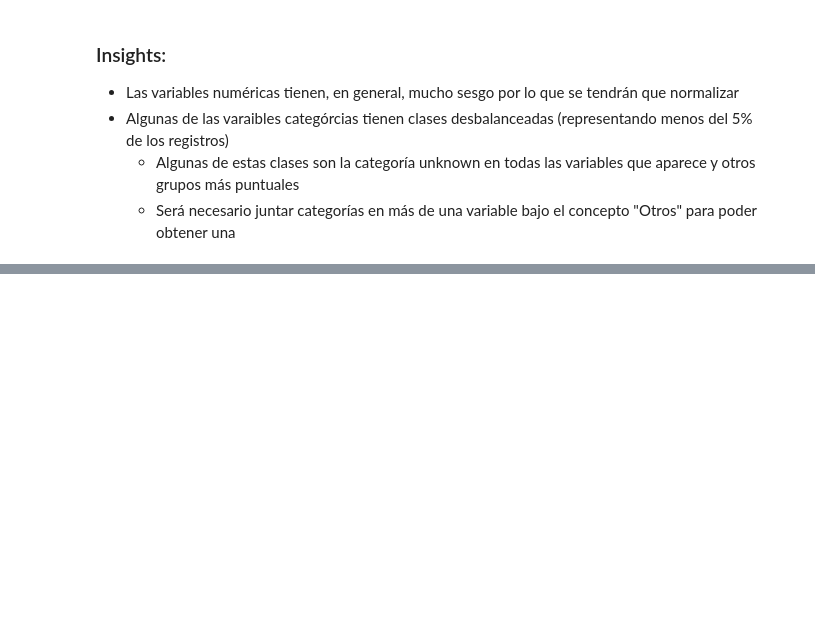
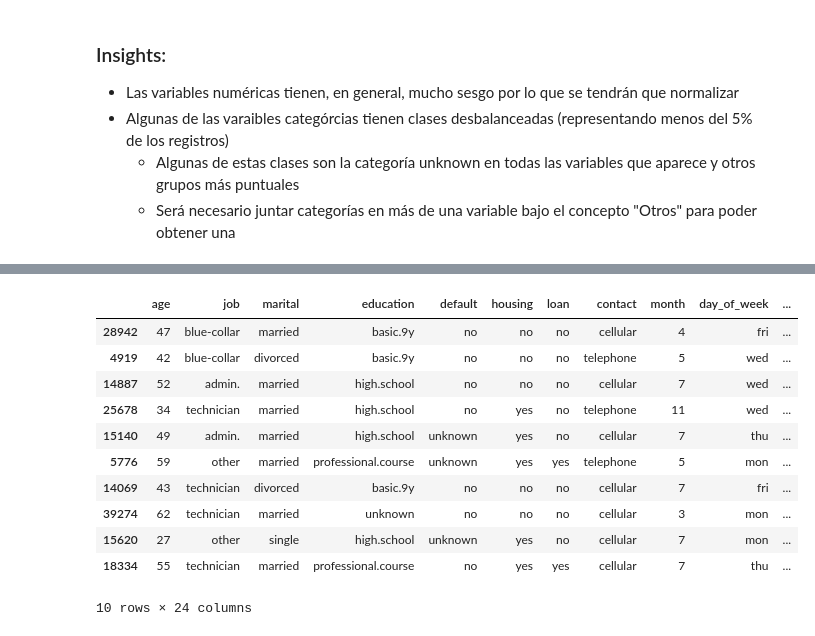
Before and after one commit to c-delvalle-r/ebac, a Jupyter notebook: Python/Modulo26/ActividadModulo26_CarlosDelValle.ipynb, the cells around one changed output, grey strips where cells are left out. Saved outputs shown, nothing was run; the diff lists cells and outputs as text; code cells hidden in the pictures; blank space fills up the shorter version.

```diff
--- a/Python/Modulo26/ActividadModulo26_CarlosDelValle.ipynb
+++ b/Python/Modulo26/ActividadModulo26_CarlosDelValle.ipynb
@@ -148,3 +176,34 @@ df['job'] = df['job'].apply(lambda x : 'other' if  x in ['entrepreneur', 'self-e
 df['eduation'] = df['education'].apply(lambda x : 'other' if  x in ['unknown', 'illiterate'] else x)
 
 # El resto de las variables no tienen más de un grupo subrepresentado que se puedan juntar bajo un mismo concepto "Other"
+# %%
+# Transformación del resto de variables categóricas
+
+# Transformación de la variable de respuesta en 1 y 0
+df['y'] = df['y'].apply(lambda x : 1 if x == 'yes' else 0)
+
+# Transformación de los meses en números
+month_lookup = {'jan': 1, 'feb': 2,
+                'mar': 3, 'apr': 4,
+                'may': 5, 'jun': 6,
+                'jul': 7, 'aug': 8,
+                'sep': 9, 'oct': 10,
+                'nov':11, 'dec':12
+                }
+
+df['month'] = df['month'].apply(lambda x : month_lookup[x])
+
+df.sample(10)
+# %% [output]
+|  | age | job | marital | education | default | housing | loan | contact | month | day_of_week | ... |
+| 28942 | 47 | blue-collar | married | basic.9y | no | no | no | cellular | 4 | fri | ... |
+| 4919 | 42 | blue-collar | divorced | basic.9y | no | no | no | telephone | 5 | wed | ... |
+| 14887 | 52 | admin. | married | high.school | no | no | no | cellular | 7 | wed | ... |
+| 25678 | 34 | technician | married | high.school | no | yes | no | telephone | 11 | wed | ... |
+| 15140 | 49 | admin. | married | high.school | unknown | yes | no | cellular | 7 | thu | ... |
+| 5776 | 59 | other | married | professional.course | unknown | yes | yes | telephone | 5 | mon | ... |
+| 14069 | 43 | technician | divorced | basic.9y | no | no | no | cellular | 7 | fri | ... |
+| 39274 | 62 | technician | married | unknown | no | no | no | cellular | 3 | mon | ... |
+| 15620 | 27 | other | single | high.school | unknown | yes | no | cellular | 7 | mon | ... |
+| 18334 | 55 | technician | married | professional.course | no | yes | yes | cellular | 7 | thu | ... |
+10 rows × 24 columns
```
Also changed, not shown: parts of 15 cells of this notebook.
